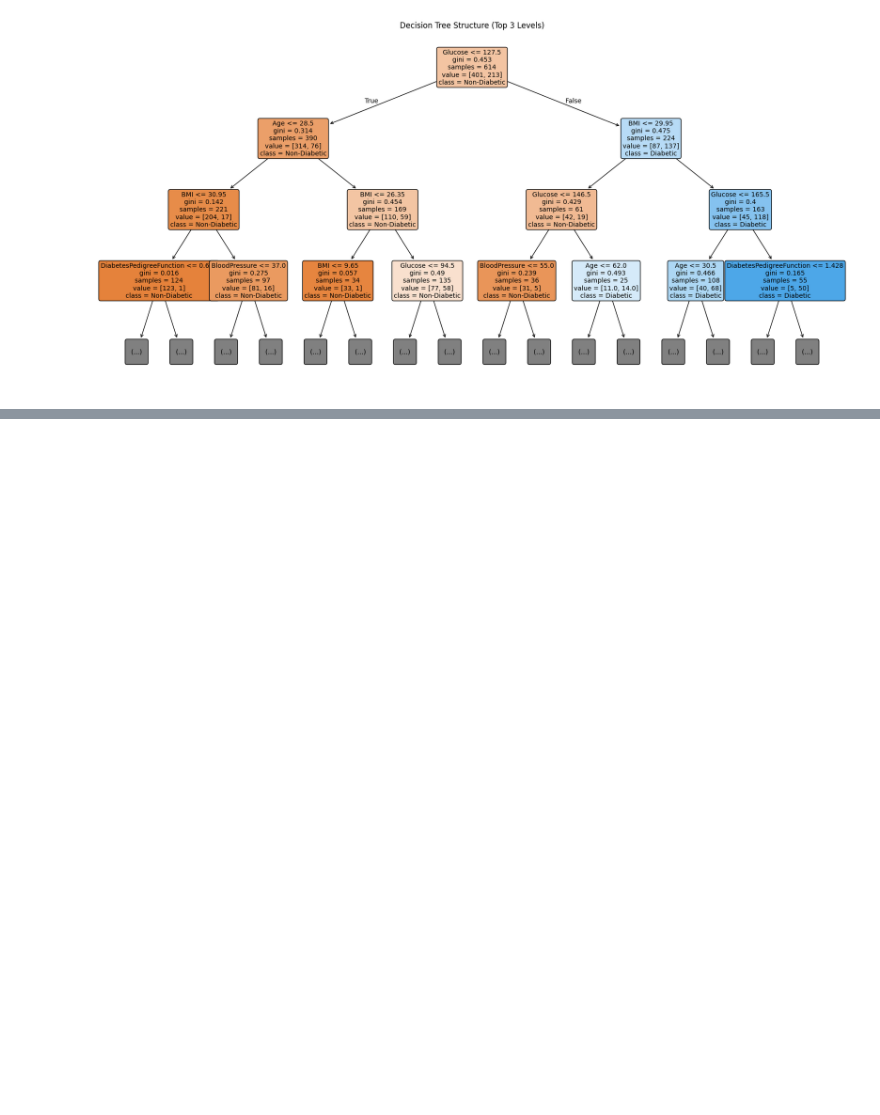
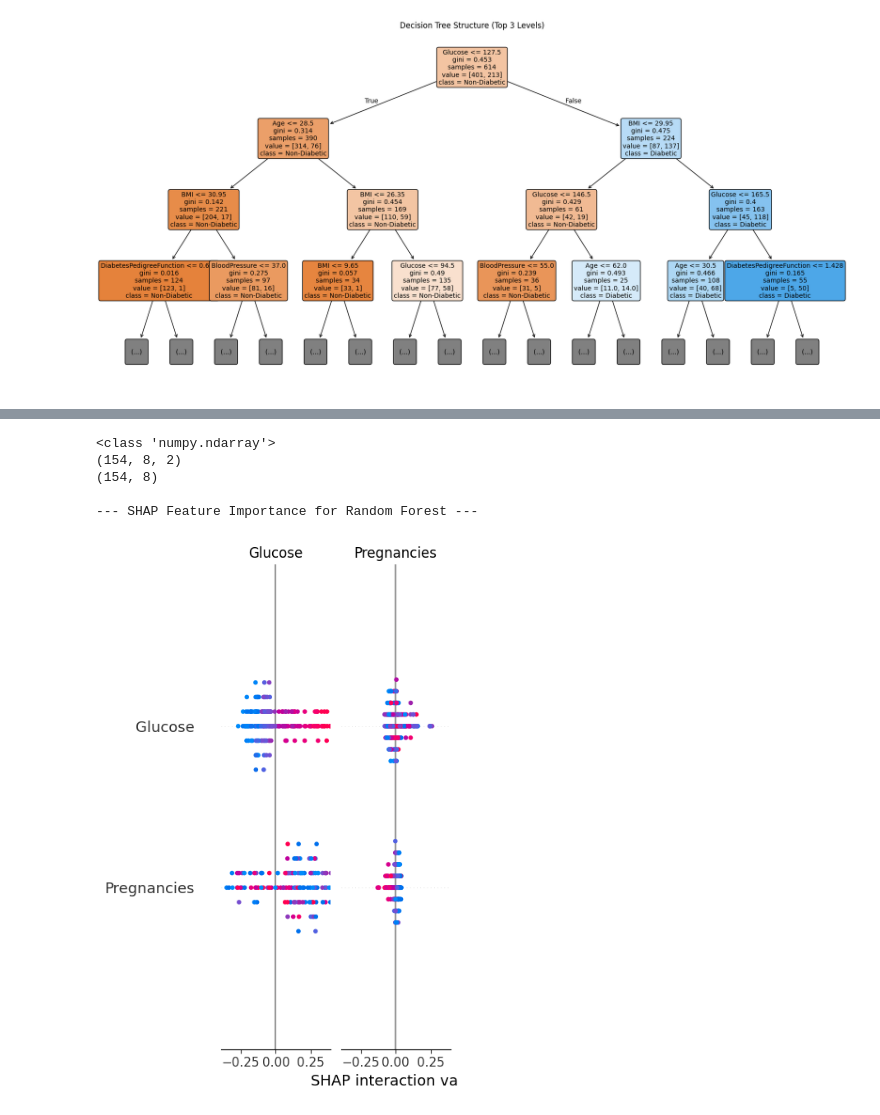
Before and after one commit to HariiAravinth/Diabetes-Prediction, a Jupyter notebook: DiabetesPrediction.ipynb, the cells around one changed output, grey strips where cells are left out. Drawn from its saved outputs; the diff is of its cells as text; code cells hidden in the pictures; blank space fills up the shorter version.

```diff
--- a/DiabetesPrediction.ipynb
+++ b/DiabetesPrediction.ipynb
@@ -455,0 +562,13 @@ plt.show()
+# %%
+# Separate features (X) and the target variable (y)
+X = df.drop("Outcome", axis=1)
+y = df["Outcome"]
+
+# Split data into training and testing sets
+X_train, X_test, y_train, y_test = train_test_split(X, y, test_size=0.2, random_state=42)
+# %%
+from sklearn.ensemble import RandomForestClassifier
+from sklearn.metrics import classification_report, confusion_matrix, accuracy_score, roc_auc_score
+# Create and train the Random Forest model
+rf_model_unaltered = RandomForestClassifier(n_estimators=100, random_state=42)
+rf_model_unaltered.fit(X_train, y_train)
@@ -455,0 +607,24 @@ plt.show()
+# %%
+# Create a SHAP explainer for the Random Forest model
+rf_explainer = shap.TreeExplainer(rf_model_unaltered)
+
+# Calculate SHAP values for the test data
+rf_shap_values = rf_explainer.shap_values(X_test)
+
+# Check shape (optional debug step)
+print(type(rf_shap_values))
+print(np.array(rf_shap_values).shape)
+print(X_test.shape)
+
+# Plot the SHAP summary (no index if binary classification)
+print("\n--- SHAP Feature Importance for Random Forest ---")
+shap.summary_plot(rf_shap_values, X_test)
+
+plt.show()
+# %% [output]
+<class 'numpy.ndarray'>
+(154, 8, 2)
+(154, 8)
+
+--- SHAP Feature Importance for Random Forest ---
+[figure, added]
```
Also changed, not shown: parts of 83 cells of this notebook.
